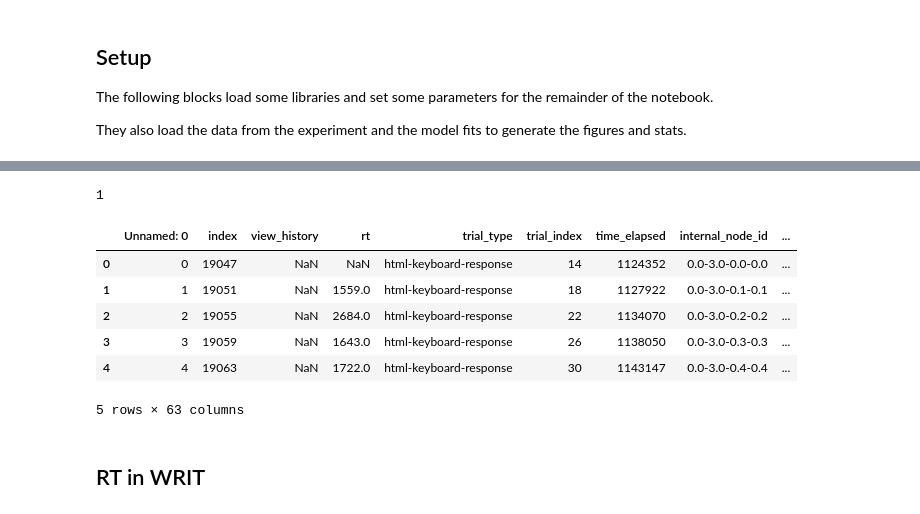
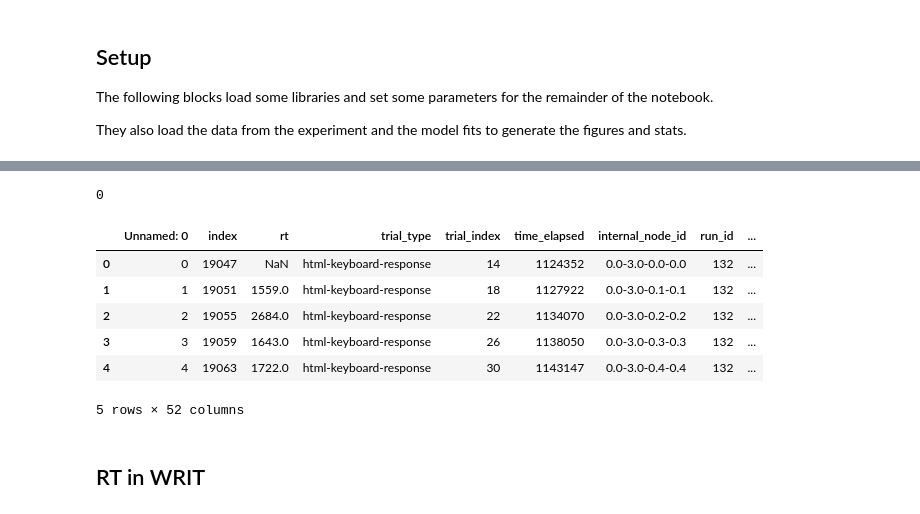
Before and after one commit to complexmemlab/recall-shaped-by-inference, a Jupyter notebook: scripts/notebooks/03-supplement.ipynb, the cells around one changed output, grey strips where cells are left out. Saved outputs shown, nothing was run; the diff lists cells and outputs as text; code cells hidden in the pictures.

```diff
--- a/scripts/notebooks/03-supplement.ipynb
+++ b/scripts/notebooks/03-supplement.ipynb
@@ -33,7 +30,7 @@ Set the environment variable OUTDATED_IGNORE=1 to disable these warnings.
 # %%
-strat_df = pd.read_csv("../../data/processed/DecayFeatureRL_strat_data_rpe.csv")
-rl_df = pd.read_csv("../../data/processed/DecayFeatureRL_no_resp_st_results.csv")
-fr_df = pd.read_csv("../../data/interim/mem_df.csv")
+strat_df = pd.read_csv("../../data/processed/exp1/DecayFeatureRL_strat_data_rpe.csv")
+rl_df = pd.read_csv("../../data/processed/exp1/DecayFeatureRL_no_resp_st_results.csv")
+fr_df = pd.read_csv("../../data/interim/exp1/mem_df.csv")
 # %%
 # get rid of people with fewer than 15 words recalled
 fr_df = fr_df.dropna(subset=['word'])
@@ -44,9 +41,9 @@ recalls = fr_df.groupby(['subject', 'list'])['recalled'].sum()
 bad_subs = set(recalls[recalls < 1].reset_index()['subject'])
 print(len(bad_subs))
 fr_df = fr_df[~fr_df['subject'].isin(bad_subs)]
-strat_df = strat_df[~strat_df['sona_id'].isin(bad_subs)]
-rl_df = rl_df[~rl_df['sona_id'].isin(bad_subs)]
+strat_df = strat_df[~strat_df['subid'].isin(bad_subs)]
+rl_df = rl_df[~rl_df['subid'].isin(bad_subs)]
 strat_df['word'] = strat_df['word'].str.lower()
 # %% [output]
-1
+0
 # %%
@@ -56,18 +53,18 @@ with open('../../data/processed/strat_subs.txt', 'w') as f:
 # %%
 
-strat_df['rt_centered'] = strat_df['rt'] - strat_df.groupby(['sona_id'])['rt'].transform('mean')
-strat_df['rt_z_score'] = strat_df['rt_centered'] / strat_df.groupby(['sona_id'])['rt'].transform('std')
-strat_df['rt_shift'] = strat_df.groupby(['sona_id','run'])['rt'].shift(-1)
+strat_df['rt_centered'] = strat_df['rt'] - strat_df.groupby(['subid'])['rt'].transform('mean')
+strat_df['rt_z_score'] = strat_df['rt_centered'] / strat_df.groupby(['subid'])['rt'].transform('std')
+strat_df['rt_shift'] = strat_df.groupby(['subid','run'])['rt'].shift(-1)
 # %%
-strat_df = strat_df.merge(rl_df[['sona_id','eta',]],on='sona_id')
+strat_df = strat_df.merge(rl_df[['subid','eta',]],on='subid')
 strat_df.head()
 # %% [output]
-|  | Unnamed: 0 | index | view_history | rt | trial_type | trial_index | time_elapsed | internal_node_id | ... |
-| 0 | 0 | 19047 | NaN | NaN | html-keyboard-response | 14 | 1124352 | 0.0-3.0-0.0-0.0 | ... |
-| 1 | 1 | 19051 | NaN | 1559.0 | html-keyboard-response | 18 | 1127922 | 0.0-3.0-0.1-0.1 | ... |
-| 2 | 2 | 19055 | NaN | 2684.0 | html-keyboard-response | 22 | 1134070 | 0.0-3.0-0.2-0.2 | ... |
-| 3 | 3 | 19059 | NaN | 1643.0 | html-keyboard-response | 26 | 1138050 | 0.0-3.0-0.3-0.3 | ... |
-| 4 | 4 | 19063 | NaN | 1722.0 | html-keyboard-response | 30 | 1143147 | 0.0-3.0-0.4-0.4 | ... |
+|  | Unnamed: 0 | index | rt | trial_type | trial_index | time_elapsed | internal_node_id | run_id | ... |
+| 0 | 0 | 19047 | NaN | html-keyboard-response | 14 | 1124352 | 0.0-3.0-0.0-0.0 | 132 | ... |
+| 1 | 1 | 19051 | 1559.0 | html-keyboard-response | 18 | 1127922 | 0.0-3.0-0.1-0.1 | 132 | ... |
+| 2 | 2 | 19055 | 2684.0 | html-keyboard-response | 22 | 1134070 | 0.0-3.0-0.2-0.2 | 132 | ... |
+| 3 | 3 | 19059 | 1643.0 | html-keyboard-response | 26 | 1138050 | 0.0-3.0-0.3-0.3 | 132 | ... |
+| 4 | 4 | 19063 | 1722.0 | html-keyboard-response | 30 | 1143147 | 0.0-3.0-0.4-0.4 | 132 | ... |
-5 rows × 63 columns
+5 rows × 52 columns
 # %%
 
```
Also changed, not shown: parts of 9 cells of this notebook, 52 other files.
